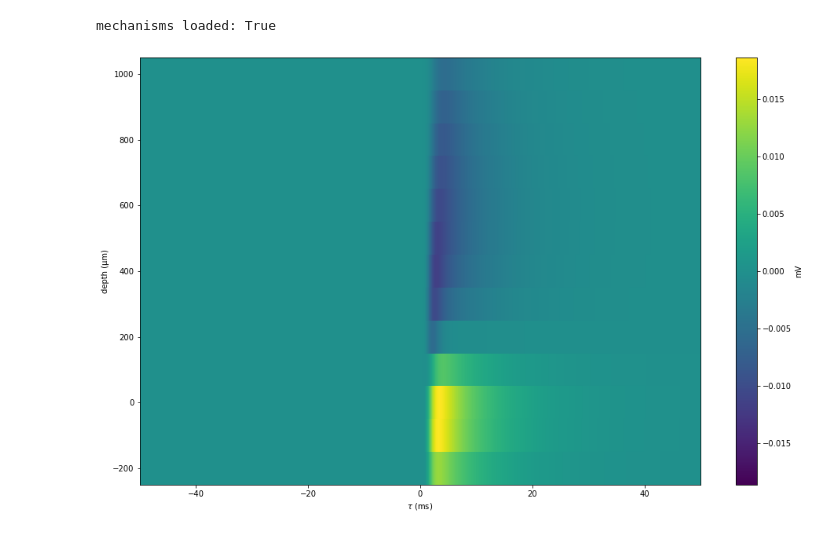
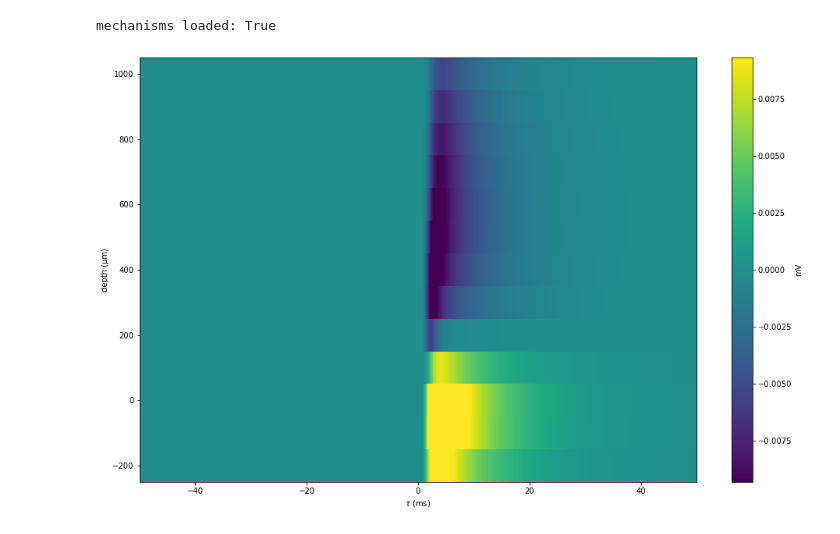
Before and after one commit to LFPy/LFPykernels, a Jupyter notebook: examples/README_example.ipynb, the cells around one changed output. Saved outputs shown, nothing was run; the diff lists cells and outputs as text; code cells hidden in the pictures.

```diff
--- a/examples/README_example.ipynb
+++ b/examples/README_example.ipynb
@@ -86,7 +86,8 @@ kernel = KernelApprox(
     # function and parameters for delay distribution from connections between a
     # population in X onto population Y:
     delayFunction=st.truncnorm,
-    delayParameters={'a': -1.5, 'b': np.inf, 'loc': 1.2, 'scale': 0.6},
+    delayParameters=[{'a': -2.2, 'b': np.inf, 'loc': 1.3, 'scale': 0.5},
+                     {'a': -1.5, 'b': np.inf, 'loc': 1.2, 'scale': 0.6}],
     # parameters for synapses from connections by populations X onto Y
     synapseParameters=[
         {'weight': 0.00012, 'syntype': 'Exp2Syn', 'tau1': 0.2, 'tau2': 1.8, 'e': 0.0},
@@ -118,14 +119,14 @@ mechanisms loaded: True
 # %%
 # display kernel
 fig = plt.figure(figsize=(16, 10))
 data = H['GaussCylinderPotential']
 plt.imshow(data,
            extent=[-tau, tau, probe.z.min()-50, probe.z.max()+50],
-           vmin=-abs(data).max(), vmax=abs(data).max())
+           vmin=-abs(data).max() / 2, vmax=abs(data).max() / 2)
 plt.axis('tight')
 plt.xlabel(r'$\tau$ (ms)')
 plt.ylabel('depth (µm)')
 cb = plt.colorbar()
 cb.set_label('mV')
 # %% [output]
-[figure, old version]
+[figure, new version]
```
Also changed, not shown: 3 other files.
